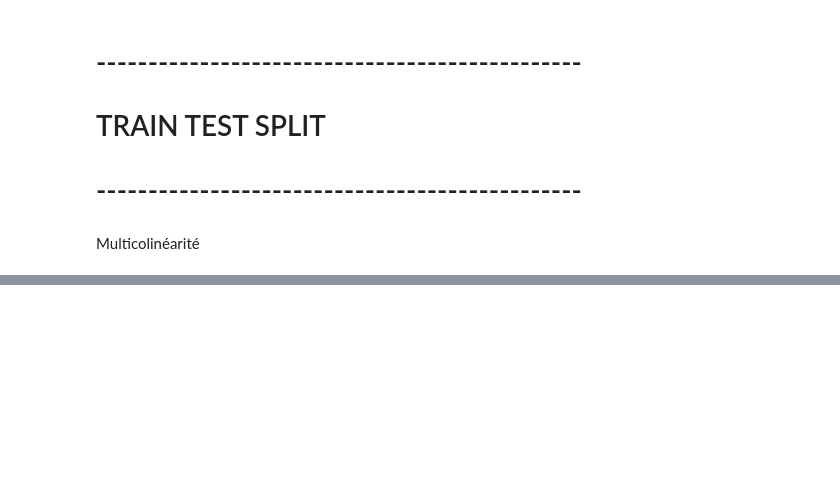
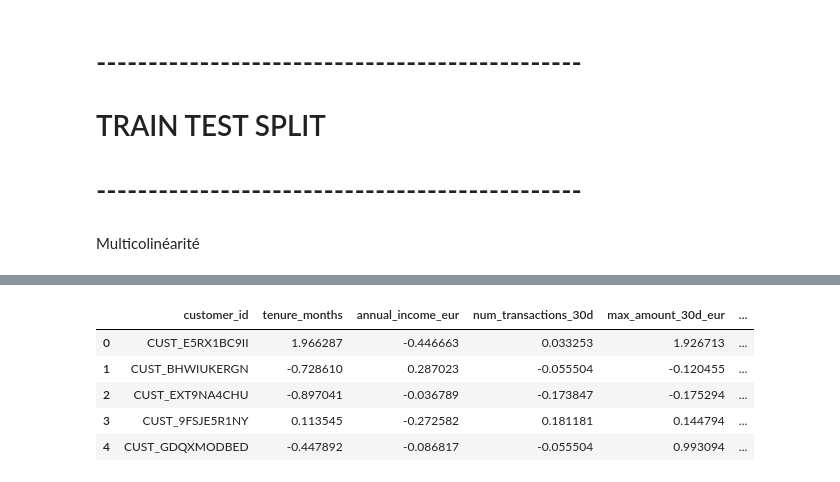
Before and after one commit to maxprr/Projet-ML, a Jupyter notebook: Preprocess/Preprocess_paul_1.ipynb, the cells around one changed output, grey strips where cells are left out. Cells and saved outputs as stored; diff of their text form; code cells hidden in the pictures; blank space fills up the shorter version.

```diff
--- a/Preprocess/Preprocess_paul_1.ipynb
+++ b/Preprocess/Preprocess_paul_1.ipynb
@@ -269,3 +316,0 @@ preprocessor = ColumnTransformer(
-# %%
-X_train_enc = preprocessor.fit_transform(X_train, y_train)
-X_test_enc = preprocessor.transform(X_test)
@@ -384,0 +361,32 @@ X_test = X_test.drop(columns=col_vif_trop_fort)
+# %%
+# Récupérer les noms de colonnes
+ohe_feature_names = preprocessor.named_transformers_['onehot']['encoder'].get_feature_names_out(onehot_cols).tolist()
+all_cols = num_cols + ohe_feature_names + ordinal_cols
+# %%
+# 5. TRANSFORM SUR VAL ET TEST
+# On applique UNIQUEMENT le preprocessor déjà fitté sur train
+# Pas de SMOTE ici : on ne rééquilibre pas val et test
+# Les statistiques apprises sur train sont appliquées telles quelles
+# ─────────────────────────────────────────
+X_val_res = preprocessor.transform(X_val)
+X_test_res = preprocessor.transform(X_test)
+# %%
+# Recoller X et y avec les bons noms
+train_final = pd.DataFrame(X_train_res, columns=all_cols)
+train_final['target_is_fraud'] = y_train_res
+
+val_final = pd.DataFrame(X_val_res, columns=all_cols)
+val_final.insert(0, 'customer_id', val_customer_ids.values)
+val_final['target_is_fraud'] = y_val.values
+
+test_final = pd.DataFrame(X_test_res, columns=all_cols)
+test_final.insert(0, 'customer_id', test_customer_ids.values)
+# %%
+test_final.head()
+# %% [output]
+|  | customer_id | tenure_months | annual_income_eur | num_transactions_30d | max_amount_30d_eur | ... |
+| 0 | CUST_E5RX1BC9II | 1.966287 | -0.446663 | 0.033253 | 1.926713 | ... |
+| 1 | CUST_BHWIUKERGN | -0.728610 | 0.287023 | -0.055504 | -0.120455 | ... |
+| 2 | CUST_EXT9NA4CHU | -0.897041 | -0.036789 | -0.173847 | -0.175294 | ... |
+| 3 | CUST_9FSJE5R1NY | 0.113545 | -0.272582 | 0.181181 | 0.144794 | ... |
+| 4 | CUST_GDQXMODBED | -0.447892 | -0.086817 | -0.055504 | 0.993094 | ... |
```
Also changed, not shown: parts of 61 cells of this notebook.
